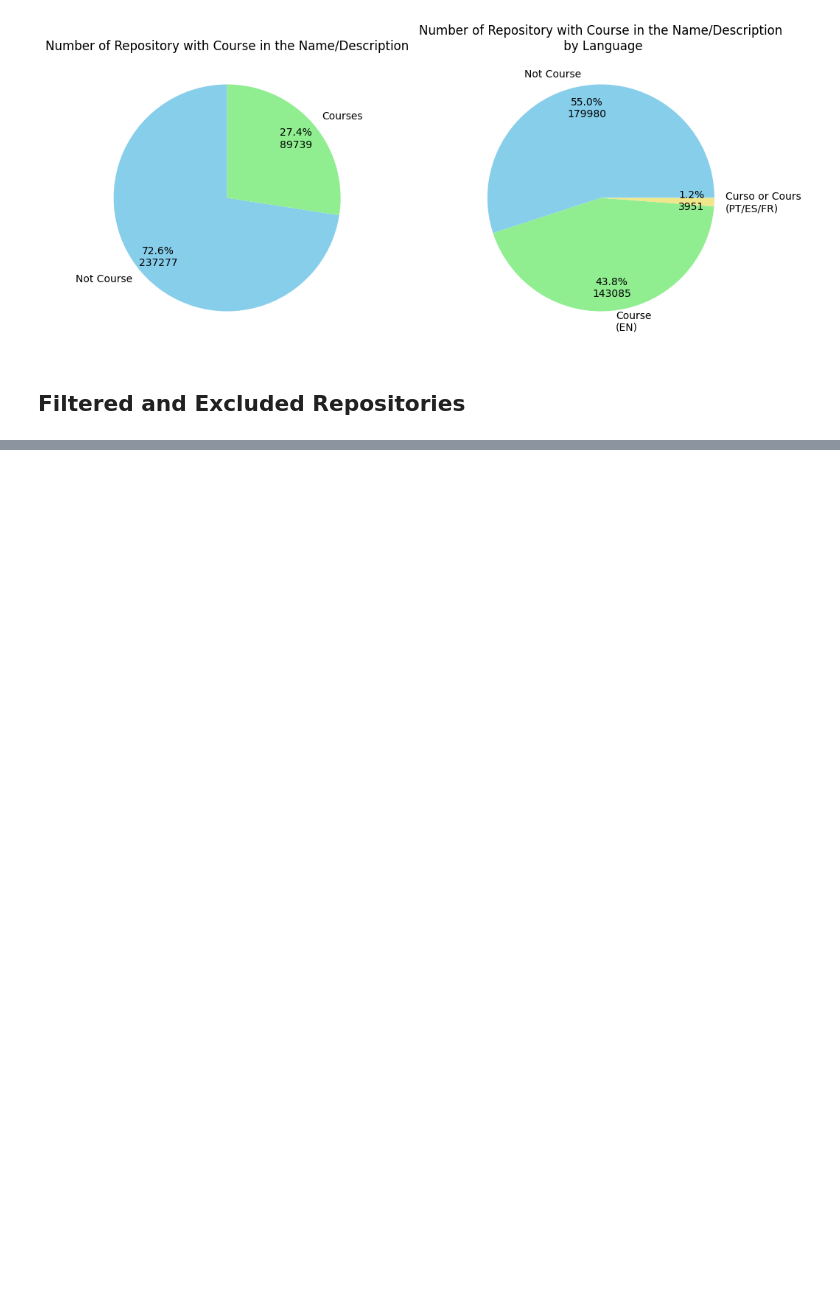
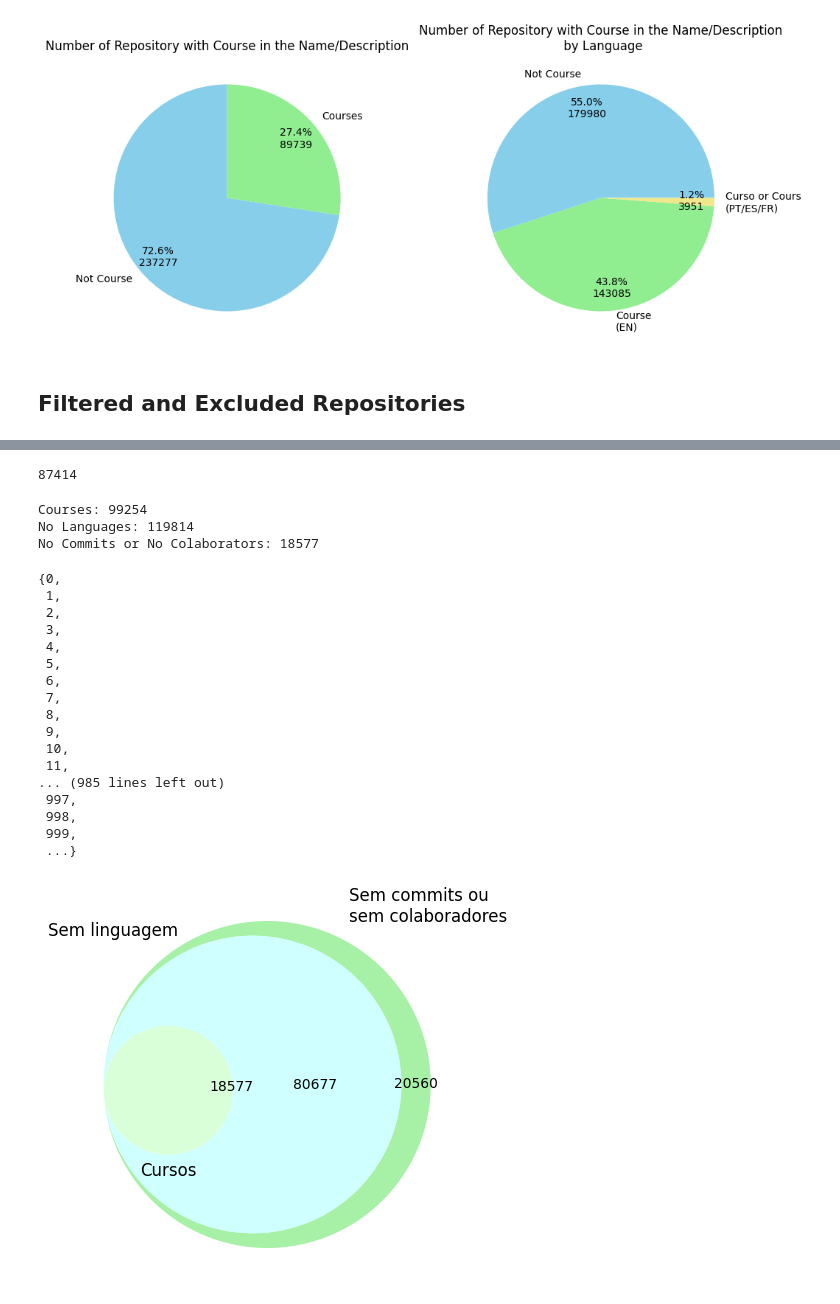
Before and after one commit to dew-uff/dsmining, a Jupyter notebook: src/analyzes/a1_collected.ipynb, the cells around one changed output, grey strips where cells are left out. Saved outputs shown, nothing was run; the diff lists cells and outputs as text; code cells hidden in the pictures; blank space fills up the shorter version.

```diff
--- a/src/analyzes/a1_collected.ipynb
+++ b/src/analyzes/a1_collected.ipynb
@@ -201,0 +225,64 @@ ax5[1].set_title("Discarded Repositories");
+# %%
+display(len(courses))
+# %% [output]
+87414
+# %%
+with connect() as session:
+    courses_query = '''
+                SELECT * FROM repositories
+                WHERE (
+                    repository LIKE "%/%course%" COLLATE NOCASE OR
+                    repository LIKE "%/%cours%" COLLATE NOCASE OR
+                    repository LIKE "%/%curso%" COLLATE NOCASE OR
+                    description LIKE "%course%" COLLATE NOCASE OR
+                    description LIKE "%cours%" COLLATE NOCASE OR
+                    description LIKE "%curso%" COLLATE NOCASE
+                )
+                '''
+    languages_query = '''
+                    SELECT * FROM repositories
+                    WHERE languages = 0
+                      '''
+    cmt_colab_query = '''
+                    SELECT * FROM repositories
+                    WHERE ((commits is null) or (contributors=0))
+                      '''
+
+    courses = pd.read_sql(courses_query, session.connection())
+    languages = pd.read_sql(languages_query, session.connection())
+    cmt_colab = pd.read_sql(cmt_colab_query, session.connection())
+
+    print("Courses: {}".format(len(courses)))
+    print("No Languages: {}".format(len(languages)))
+    print("No Commits or No Colaborators: {}".format(len(cmt_colab)))
+
+    set1 = set(courses.index)
+    set2 = set(languages.index)
+    set3 = set(cmt_colab.index)
+
+    fig7, ax7 = plt.subplots(figsize=(7,5))
+    venn3([set1, set2, set3], ax=ax7, set_colors=('skyblue', 'lightgreen', 'khaki', 'pink'),
+      set_labels=('Sem linguagem', 'Sem commits ou\nsem colaboradores', "Cursos"), alpha=0.80)
+    display(set1)
+# %% [output]
+Courses: 99254
+No Languages: 119814
+No Commits or No Colaborators: 18577
+{0,
+ 1,
+ 2,
+ 3,
+ 4,
+ 5,
+ 6,
+ 7,
+ 8,
+ 9,
+ 10,
+ 11,
+... (985 lines left out)
+ 997,
+ 998,
+ 999,
+ ...}
+[figure, added]
```
Also changed, not shown: parts of 5 cells of this notebook, 3 other files.
